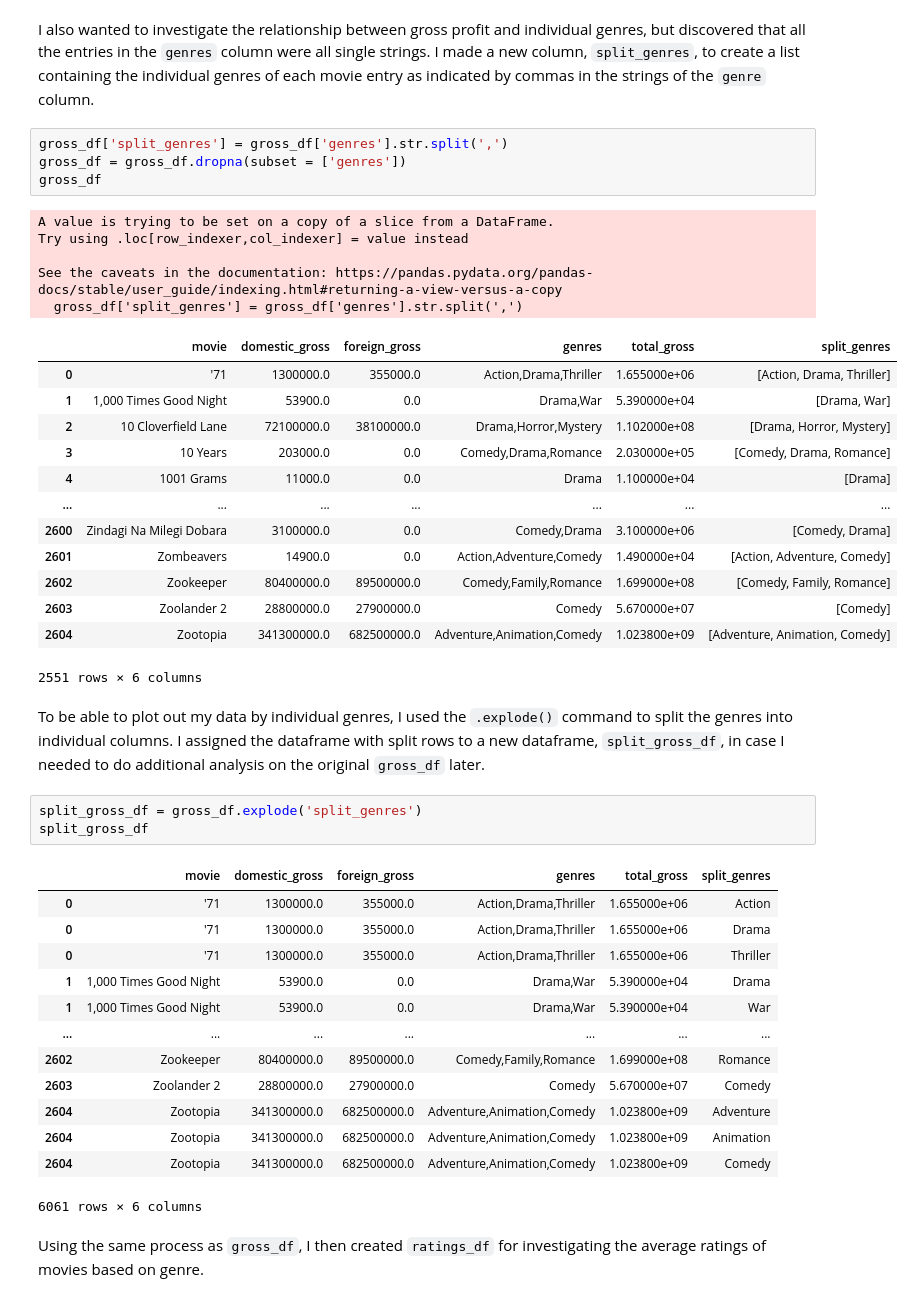
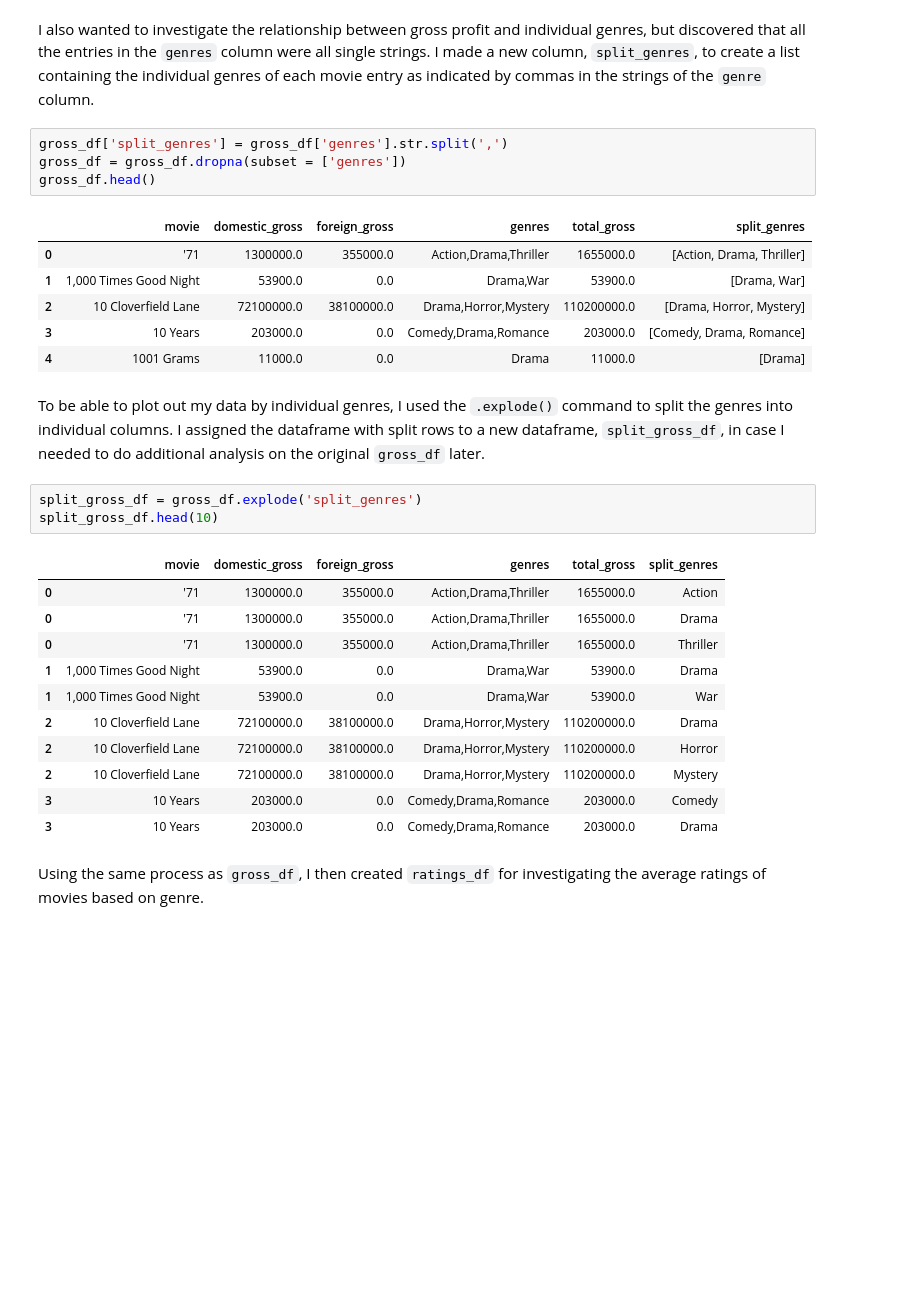
Before and after one commit to nancyho83/Microsoft-Movie-Analysis, a Jupyter notebook: microsoft-movie-analysis-code.ipynb, the cells around one changed output. Saved outputs shown, nothing was run; the diff lists cells and outputs as text; blank space fills up the shorter version.

```diff
--- a/microsoft-movie-analysis-code.ipynb
+++ b/microsoft-movie-analysis-code.ipynb
@@ -107,45 +156,31 @@ I also wanted to investigate the relationship between gross profit and individua
 # %%
 gross_df['split_genres'] = gross_df['genres'].str.split(',')
 gross_df = gross_df.dropna(subset = ['genres'])
-gross_df
+gross_df.head()
 # %% [output]
-A value is trying to be set on a copy of a slice from a DataFrame.
-Try using .loc[row_indexer,col_indexer] = value instead
-
-See the caveats in the documentation: https://pandas.pydata.org/pandas-docs/stable/user_guide/indexing.html#returning-a-view-versus-a-copy
-  gross_df['split_genres'] = gross_df['genres'].str.split(',')
 |  | movie | domestic_gross | foreign_gross | genres | total_gross | split_genres |
-| 0 | '71 | 1300000.0 | 355000.0 | Action,Drama,Thriller | 1.655000e+06 | [Action, Drama, Thriller] |
-| 1 | 1,000 Times Good Night | 53900.0 | 0.0 | Drama,War | 5.390000e+04 | [Drama, War] |
-| 2 | 10 Cloverfield Lane | 72100000.0 | 38100000.0 | Drama,Horror,Mystery | 1.102000e+08 | [Drama, Horror, Mystery] |
-| 3 | 10 Years | 203000.0 | 0.0 | Comedy,Drama,Romance | 2.030000e+05 | [Comedy, Drama, Romance] |
-| 4 | 1001 Grams | 11000.0 | 0.0 | Drama | 1.100000e+04 | [Drama] |
-| ... | ... | ... | ... | ... | ... | ... |
-| 2600 | Zindagi Na Milegi Dobara | 3100000.0 | 0.0 | Comedy,Drama | 3.100000e+06 | [Comedy, Drama] |
-| 2601 | Zombeavers | 14900.0 | 0.0 | Action,Adventure,Comedy | 1.490000e+04 | [Action, Adventure, Comedy] |
-| 2602 | Zookeeper | 80400000.0 | 89500000.0 | Comedy,Family,Romance | 1.699000e+08 | [Comedy, Family, Romance] |
-| 2603 | Zoolander 2 | 28800000.0 | 27900000.0 | Comedy | 5.670000e+07 | [Comedy] |
-| 2604 | Zootopia | 341300000.0 | 682500000.0 | Adventure,Animation,Comedy | 1.023800e+09 | [Adventure, Animation, Comedy] |
+| 0 | '71 | 1300000.0 | 355000.0 | Action,Drama,Thriller | 1655000.0 | [Action, Drama, Thriller] |
+| 1 | 1,000 Times Good Night | 53900.0 | 0.0 | Drama,War | 53900.0 | [Drama, War] |
+| 2 | 10 Cloverfield Lane | 72100000.0 | 38100000.0 | Drama,Horror,Mystery | 110200000.0 | [Drama, Horror, Mystery] |
+| 3 | 10 Years | 203000.0 | 0.0 | Comedy,Drama,Romance | 203000.0 | [Comedy, Drama, Romance] |
+| 4 | 1001 Grams | 11000.0 | 0.0 | Drama | 11000.0 | [Drama] |
-2551 rows × 6 columns
 # %% [markdown]
 To be able to plot out my data by individual genres, I used the `.explode()` command to split the genres into individual columns. I assigned the dataframe with split rows to a new dataframe, `split_gross_df`, in case I needed to do additional analysis on the original `gross_df` later.
 # %%
 split_gross_df = gross_df.explode('split_genres')
-split_gross_df
+split_gross_df.head(10)
 # %% [output]
 |  | movie | domestic_gross | foreign_gross | genres | total_gross | split_genres |
-| 0 | '71 | 1300000.0 | 355000.0 | Action,Drama,Thriller | 1.655000e+06 | Action |
-| 0 | '71 | 1300000.0 | 355000.0 | Action,Drama,Thriller | 1.655000e+06 | Drama |
-| 0 | '71 | 1300000.0 | 355000.0 | Action,Drama,Thriller | 1.655000e+06 | Thriller |
-| 1 | 1,000 Times Good Night | 53900.0 | 0.0 | Drama,War | 5.390000e+04 | Drama |
-| 1 | 1,000 Times Good Night | 53900.0 | 0.0 | Drama,War | 5.390000e+04 | War |
-| ... | ... | ... | ... | ... | ... | ... |
-| 2602 | Zookeeper | 80400000.0 | 89500000.0 | Comedy,Family,Romance | 1.699000e+08 | Romance |
-| 2603 | Zoolander 2 | 28800000.0 | 27900000.0 | Comedy | 5.670000e+07 | Comedy |
-| 2604 | Zootopia | 341300000.0 | 682500000.0 | Adventure,Animation,Comedy | 1.023800e+09 | Adventure |
-| 2604 | Zootopia | 341300000.0 | 682500000.0 | Adventure,Animation,Comedy | 1.023800e+09 | Animation |
-| 2604 | Zootopia | 341300000.0 | 682500000.0 | Adventure,Animation,Comedy | 1.023800e+09 | Comedy |
+| 0 | '71 | 1300000.0 | 355000.0 | Action,Drama,Thriller | 1655000.0 | Action |
+| 0 | '71 | 1300000.0 | 355000.0 | Action,Drama,Thriller | 1655000.0 | Drama |
+| 0 | '71 | 1300000.0 | 355000.0 | Action,Drama,Thriller | 1655000.0 | Thriller |
+| 1 | 1,000 Times Good Night | 53900.0 | 0.0 | Drama,War | 53900.0 | Drama |
+| 1 | 1,000 Times Good Night | 53900.0 | 0.0 | Drama,War | 53900.0 | War |
+| 2 | 10 Cloverfield Lane | 72100000.0 | 38100000.0 | Drama,Horror,Mystery | 110200000.0 | Drama |
+| 2 | 10 Cloverfield Lane | 72100000.0 | 38100000.0 | Drama,Horror,Mystery | 110200000.0 | Horror |
+| 2 | 10 Cloverfield Lane | 72100000.0 | 38100000.0 | Drama,Horror,Mystery | 110200000.0 | Mystery |
+| 3 | 10 Years | 203000.0 | 0.0 | Comedy,Drama,Romance | 203000.0 | Comedy |
+| 3 | 10 Years | 203000.0 | 0.0 | Comedy,Drama,Romance | 203000.0 | Drama |
-6061 rows × 6 columns
 # %% [markdown]
 Using the same process as `gross_df`, I then created `ratings_df` for investigating the average ratings of movies based on genre.
 # %%
```
Also changed, not shown: parts of 25 cells of this notebook.
